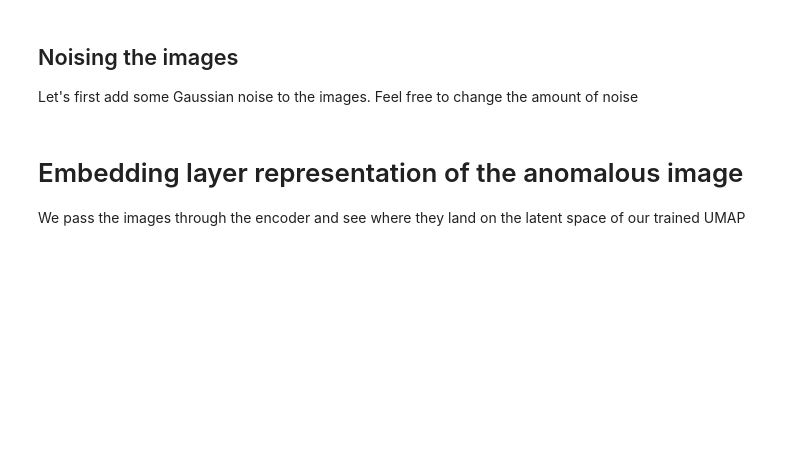
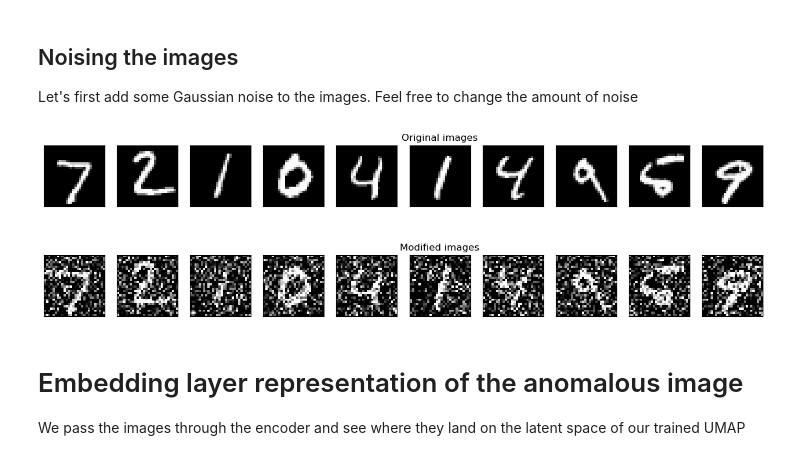
Before and after one commit to DracoArgenteus/AppliedML2025, a Jupyter notebook: Week4/AnomalyDetection_AutoEncoder_MNISTdata.ipynb, the cells around one changed output. Saved outputs shown, nothing was run; the diff lists cells and outputs as text; code cells hidden in the pictures; blank space fills up the shorter version.

```diff
--- a/Week4/AnomalyDetection_AutoEncoder_MNISTdata.ipynb
+++ b/Week4/AnomalyDetection_AutoEncoder_MNISTdata.ipynb
@@ -415,48 +496,56 @@ Imagine that you didn't know the digits (or something else like zebra calls!), a
 
 Let's first add some Gaussian noise to the images. Feel free to change the amount of noise
 # %%
-test_dataset  = datasets.MNIST('dataset', train=False, download=True, transform=transform)
+test_dataset = datasets.MNIST(
+    "dataset", train=False, download=True, transform=transform
+)
 
 # Split the test data into two sets:
 anomal = torch.utils.data.Subset(test_dataset, range(500))
 
 # Create lists to hold modified images and labels
 modified_images = []
 modified_labels = []
 
 # Add noise to the images and store them
 for i in range(len(anomal)):
     img, label = anomal[i]
     img = img.unsqueeze(0)  # Add batch dimension
     noise = torch.randn_like(img) * 0.5  # Generate Gaussian noise
     img += noise  # Add noise to the image
-    img = torch.clamp(img, 0., 1.)  # Ensure pixel values remain in the valid range [0, 1]
+    img = torch.clamp(
+        img, 0.0, 1.0
+    )  # Ensure pixel values remain in the valid range [0, 1]
     modified_images.append(img.squeeze(0))  # Remove batch dimension
     modified_labels.append(label)
 
 # Create a new dataset with the modified images and labels
-modified_dataset = [(img, label) for img, label in zip(modified_images, modified_labels)]
+modified_dataset = [
+    (img, label) for img, label in zip(modified_images, modified_labels)
+]
 # Create a DataLoader for the modified dataset
 modified_loader = DataLoader(modified_dataset, batch_size=batch_size, shuffle=False)
 
 # Plot the original and modified images
 plt.figure(figsize=(16, 4.5))
 for i in range(10):
     ax = plt.subplot(2, 10, i + 1)
     img, _ = next(iter(test_loader))
-    plt.imshow(img[i].cpu().squeeze().numpy(), cmap='gist_gray')
+    plt.imshow(img[i].cpu().squeeze().numpy(), cmap="gist_gray")
     ax.get_xaxis().set_visible(False)
     ax.get_yaxis().set_visible(False)
-    if i == 10//2:
-        ax.set_title('Original images')
+    if i == 10 // 2:
+        ax.set_title("Original images")
     ax = plt.subplot(2, 10, i + 1 + 10)
     img, _ = next(iter(modified_loader))
-    plt.imshow(img[i].cpu().squeeze().numpy(), cmap='gist_gray')
+    plt.imshow(img[i].cpu().squeeze().numpy(), cmap="gist_gray")
     ax.get_xaxis().set_visible(False)
     ax.get_yaxis().set_visible(False)
-    if i == 10//2:
-        ax.set_title('Modified images')
+    if i == 10 // 2:
+        ax.set_title("Modified images")
 plt.show()
+# %% [output]
+[figure, added]
 # %% [markdown]
 # Embedding layer representation of the anomalous image
 We pass the images through the encoder and see where they land on the latent space of our trained UMAP
```
Also changed, not shown: parts of 20 cells of this notebook, 27 other files.
